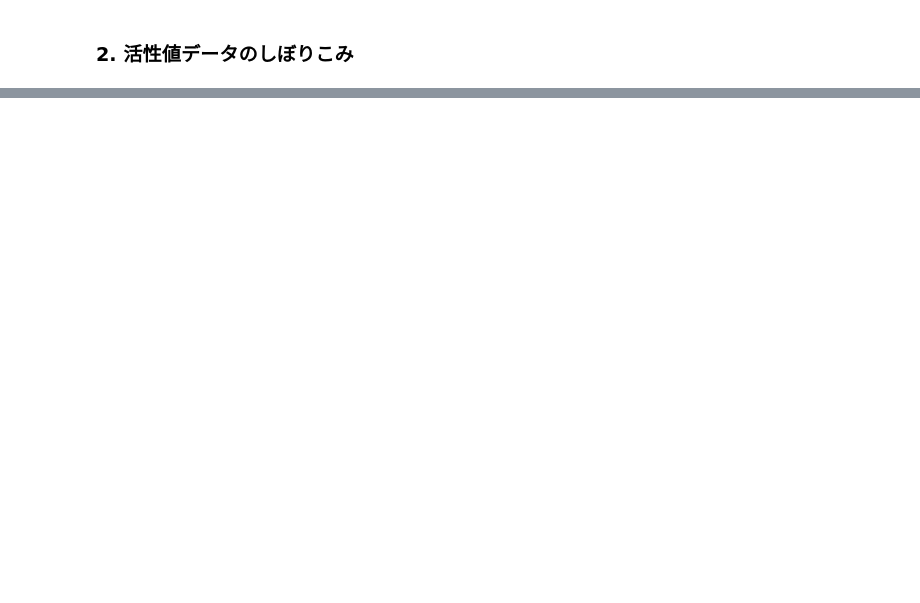
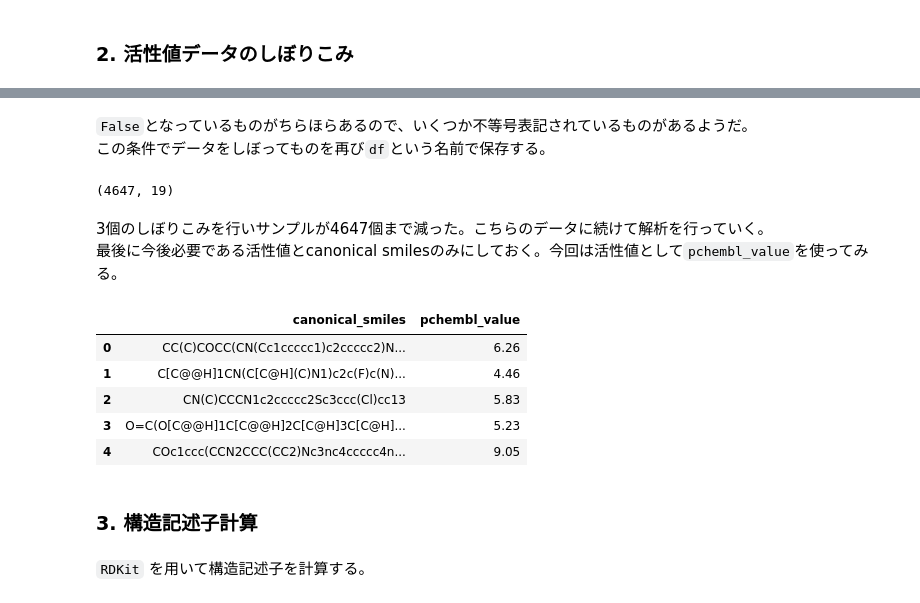
Before and after one commit to chemo-wakate/tutorial-7th, a Jupyter notebook: advanced/Statistics-analysis-example.ipynb, the cells around one changed output, grey strips where cells are left out. Cells and saved outputs as stored; diff of their text form; code cells hidden in the pictures; blank space fills up the shorter version.

```diff
--- a/advanced/Statistics-analysis-example.ipynb
+++ b/advanced/Statistics-analysis-example.ipynb
@@ -96,0 +151,2 @@ df.head()
+# %%
+df = df.loc[df['assay_organism'] == 'Homo sapiens', :]
@@ -96,0 +177,2 @@ df.head()
+# %%
+df = df.loc[df['published_type'] == 'IC50', :]
@@ -96,0 +204,26 @@ df.head()
+# %% [markdown]
+`False`となっているものがちらほらあるので、いくつか不等号表記されているものがあるようだ。
+この条件でデータをしぼってものを再び`df`という名前で保存する。
+# %%
+df = df.loc[df['standard_relation'] == '=', :]
+# %%
+df.shape
+# %% [output]
+(4647, 19)
+# %% [markdown]
+3個のしぼりこみを行いサンプルが4647個まで減った。こちらのデータに続けて解析を行っていく。
+最後に今後必要である活性値とcanonical smilesのみにしておく。今回は活性値として`pchembl_value`を使ってみる。
+# %%
+df = df.loc[:, ['canonical_smiles', 'pchembl_value']]
+df.head()
+# %% [output]
+|  | canonical_smiles | pchembl_value |
+| 0 | CC(C)COCC(CN(Cc1ccccc1)c2ccccc2)N... | 6.26 |
+| 1 | C[C@@H]1CN(C[C@H](C)N1)c2c(F)c(N)... | 4.46 |
+| 2 | CN(C)CCCN1c2ccccc2Sc3ccc(Cl)cc13 | 5.83 |
+| 3 | O=C(O[C@@H]1C[C@@H]2C[C@H]3C[C@H]... | 5.23 |
+| 4 | COc1ccc(CCN2CCC(CC2)Nc3nc4ccccc4n... | 9.05 |
+# %% [markdown]
+### 3. 構造記述子計算
+# %% [markdown]
+`RDKit` を用いて構造記述子を計算する。
```
Also changed, not shown: parts of 15 cells of this notebook.
